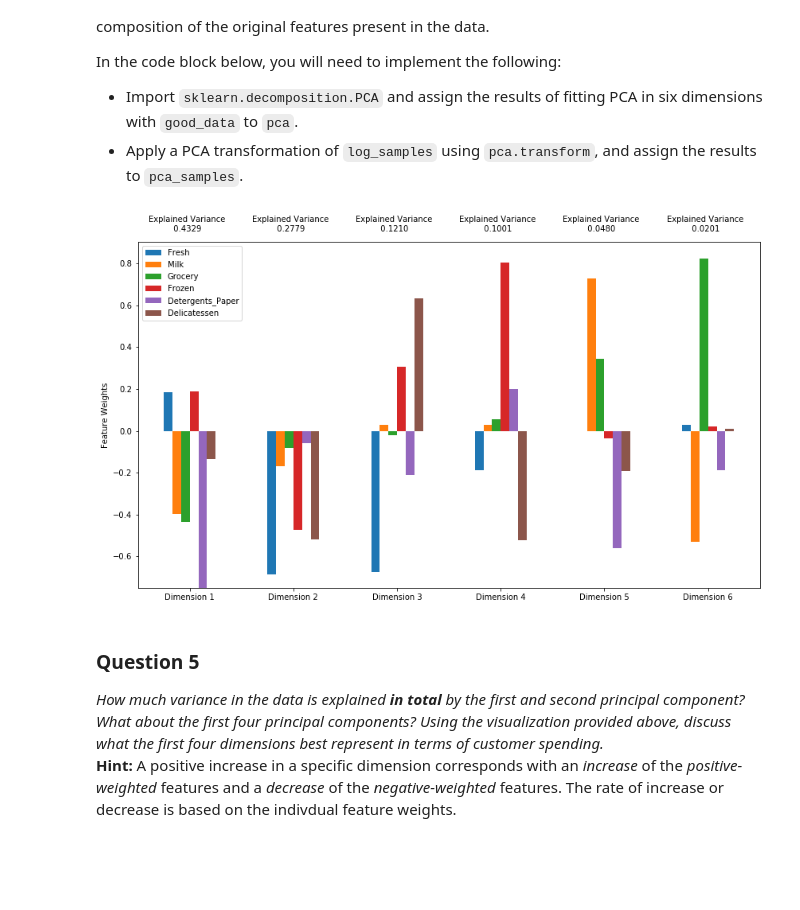
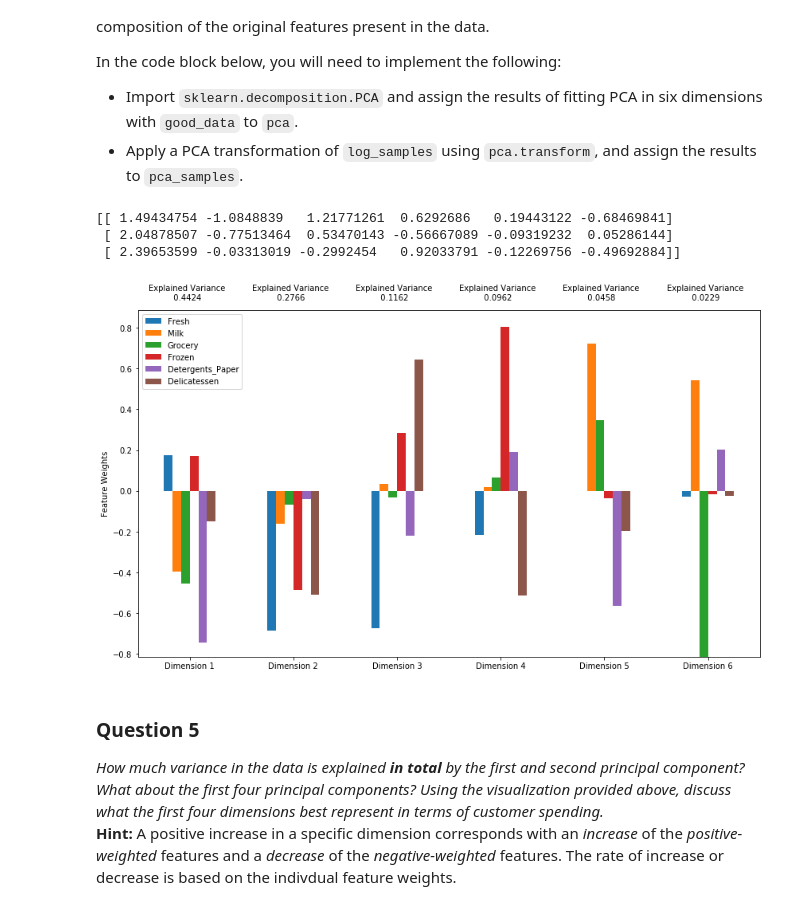
Before and after one commit to romth777/machine-learning, a Jupyter notebook: projects/customer_segments/customer_segments.ipynb, the cells around one changed output. Cells and saved outputs as stored; diff of their text form; code cells hidden in the pictures; blank space fills up the shorter version.

```diff
--- a/projects/customer_segments/customer_segments.ipynb
+++ b/projects/customer_segments/customer_segments.ipynb
@@ -270,4 +477,6 @@ Once you have performed this implementation, the dataset will be stored in the v
 # %%
+_outlier = []
+
 # For each feature find the data points with extreme high or low values
 for feature in log_data.keys():
 
@@ -283,9 +492,14 @@ for feature in log_data.keys():
     # Display the outliers
     print "Data points considered outliers for the feature '{}':".format(feature)
     display(log_data[~((log_data[feature] >= Q1 - step) & (log_data[feature] <= Q3 + step))])
+    _outlier.extend(log_data[~((log_data[feature] >= Q1 - step) & (log_data[feature] <= Q3 + step))].index.tolist())
 
 # OPTIONAL: Select the indices for data points you wish to remove
-outliers  = [65, 65, 75, 154]
+from collections import Counter
+cnt = Counter(_outlier)
+
+print(cnt)
+outliers  = []
 
 # Remove the outliers, if any were specified
 good_data = log_data.drop(log_data.index[outliers]).reset_index(drop = True)
@@ -381,15 +604,20 @@ In the code block below, you will need to implement the following:
 # %%
 # TODO: Apply PCA by fitting the good data with the same number of dimensions as features
 from sklearn.decomposition import PCA
 pca = PCA()
+pca.fit(good_data)
 
 # TODO: Transform log_samples using the PCA fit above
-pca_samples = pca.fit_transform(good_data)
+pca_samples = pca.transform(log_samples)
+print(pca_samples)
 
 # Generate PCA results plot
-pca_results = vs.pca_results(good_data, pca)
+pca_results = vs.pca_results(log_samples, pca)
 # %% [output]
+[[ 1.49434754 -1.0848839   1.21771261  0.6292686   0.19443122 -0.68469841]
+ [ 2.04878507 -0.77513464  0.53470143 -0.56667089 -0.09319232  0.05286144]
+ [ 2.39653599 -0.03313019 -0.2992454   0.92033791 -0.12269756 -0.49692884]]
-[figure, old version]
+[figure, new version]
 # %% [markdown]
 ### Question 5
 *How much variance in the data is explained* ***in total*** *by the first and second principal component? What about the first four principal components? Using the visualization provided above, discuss what the first four dimensions best represent in terms of customer spending.*
```
Also changed, not shown: parts of 47 cells of this notebook, 2 other files.
